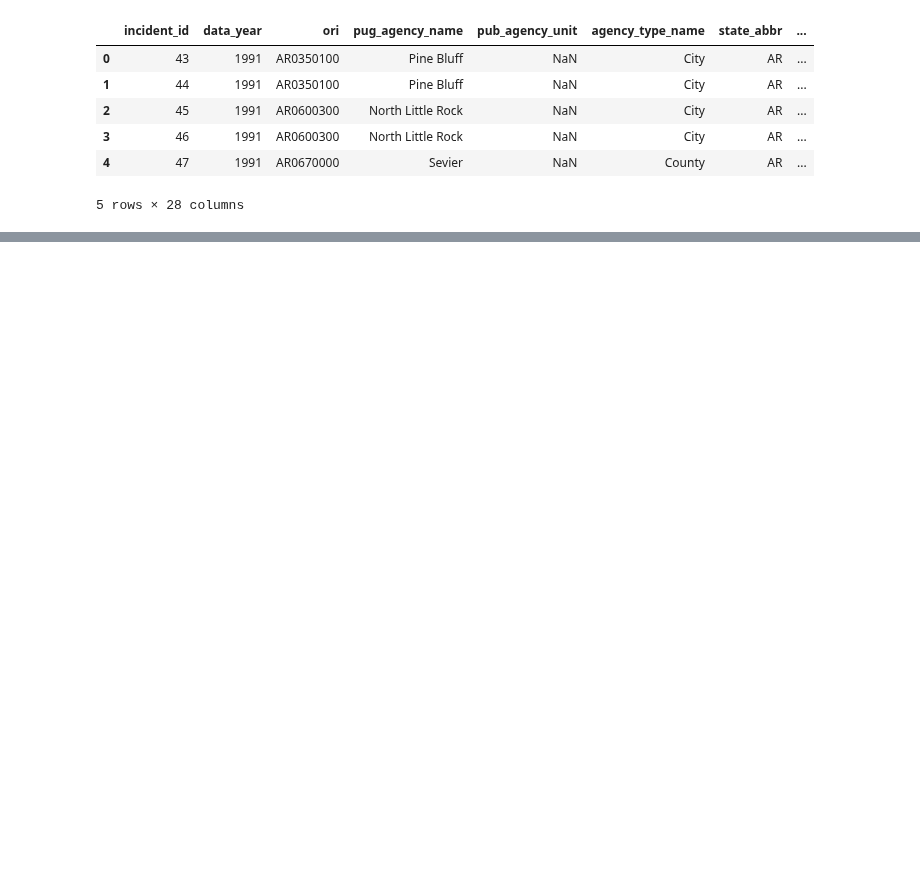
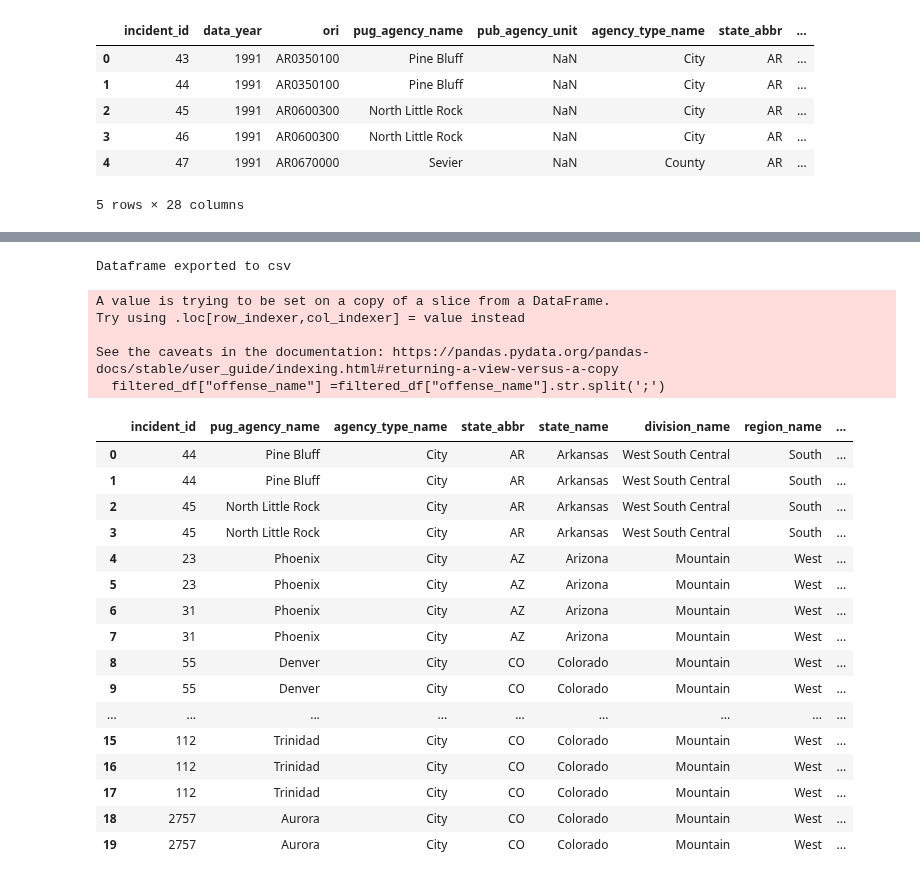
Before and after one commit to evacs/Project-3, a Jupyter notebook: hate_crimes_AP.ipynb, the cells around one changed output, grey strips where cells are left out. Cells and saved outputs as stored; diff of their text form; code cells hidden in the pictures; blank space fills up the shorter version.

Commit message:
created several csv for database upload

```diff
--- a/hate_crimes_AP.ipynb
+++ b/hate_crimes_AP.ipynb
@@ -40,0 +60,38 @@ crime_data_df.head()
+# %%
+#exporting ethnicity dataframe as a csv for upload
+ethnicity_types_df.to_csv('resources/ethnicity_types.csv')
+
+# Confirm that export completed
+print('Dataframe exported to csv')
+# %% [output]
+Dataframe exported to csv
+# %%
+#creating csv for offenses data
+#splitting multiple offenses
+filtered_df = crime_data_df[crime_data_df["multiple_offense"]=="M"]
+filtered_df["offense_name"] =filtered_df["offense_name"].str.split(';')
+explode_df = filtered_df.explode("offense_name", ignore_index=True)
+explode_df.head(20)
+# %% [output]
+A value is trying to be set on a copy of a slice from a DataFrame.
+Try using .loc[row_indexer,col_indexer] = value instead
+
+See the caveats in the documentation: https://pandas.pydata.org/pandas-docs/stable/user_guide/indexing.html#returning-a-view-versus-a-copy
+  filtered_df["offense_name"] =filtered_df["offense_name"].str.split(';')
+|  | incident_id | pug_agency_name | agency_type_name | state_abbr | state_name | division_name | region_name | ... |
+| 0 | 44 | Pine Bluff | City | AR | Arkansas | West South Central | South | ... |
+| 1 | 44 | Pine Bluff | City | AR | Arkansas | West South Central | South | ... |
+| 2 | 45 | North Little Rock | City | AR | Arkansas | West South Central | South | ... |
+| 3 | 45 | North Little Rock | City | AR | Arkansas | West South Central | South | ... |
+| 4 | 23 | Phoenix | City | AZ | Arizona | Mountain | West | ... |
+| 5 | 23 | Phoenix | City | AZ | Arizona | Mountain | West | ... |
+| 6 | 31 | Phoenix | City | AZ | Arizona | Mountain | West | ... |
+| 7 | 31 | Phoenix | City | AZ | Arizona | Mountain | West | ... |
+| 8 | 55 | Denver | City | CO | Colorado | Mountain | West | ... |
+| 9 | 55 | Denver | City | CO | Colorado | Mountain | West | ... |
+| ... | ... | ... | ... | ... | ... | ... | ... | ... |
+| 15 | 112 | Trinidad | City | CO | Colorado | Mountain | West | ... |
+| 16 | 112 | Trinidad | City | CO | Colorado | Mountain | West | ... |
+| 17 | 112 | Trinidad | City | CO | Colorado | Mountain | West | ... |
+| 18 | 2757 | Aurora | City | CO | Colorado | Mountain | West | ... |
+| 19 | 2757 | Aurora | City | CO | Colorado | Mountain | West | ... |
```
Also changed, not shown: parts of 6 cells of this notebook, 2 other files.
